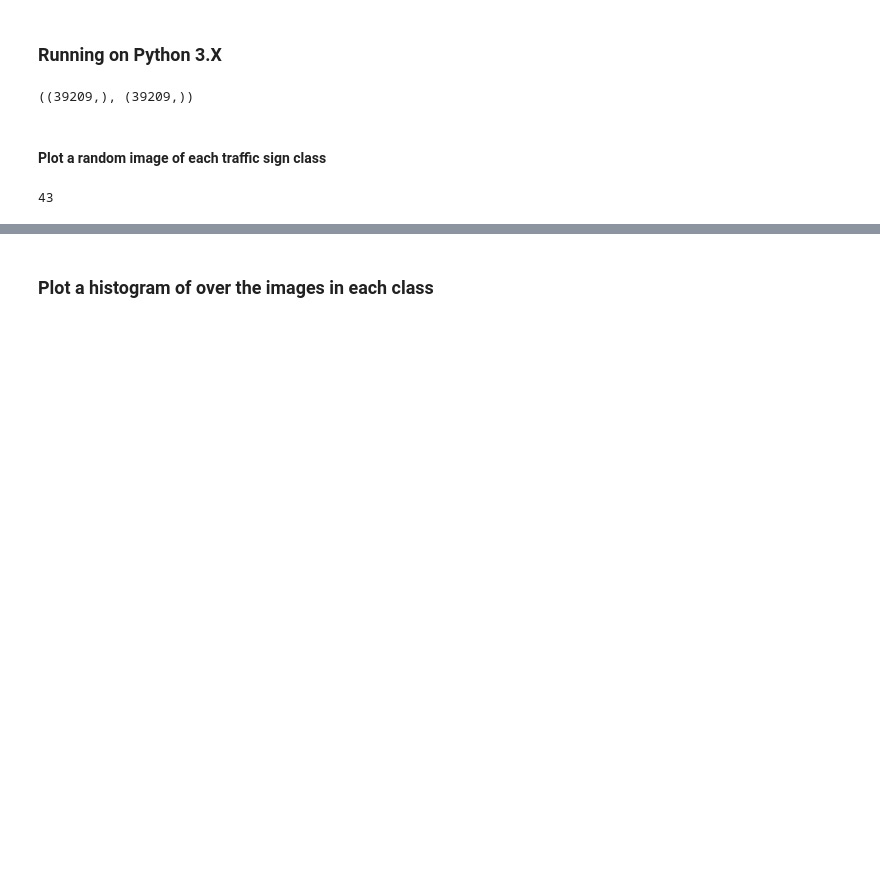
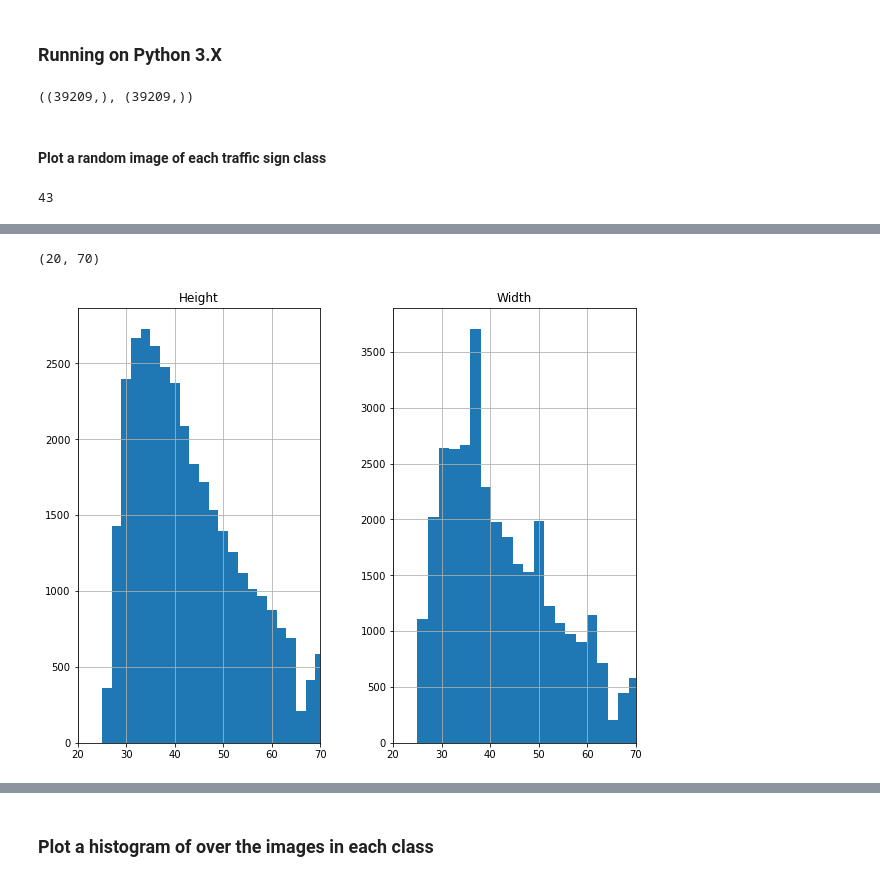
Before and after one commit to tum-phoenix/drive_ml, a Jupyter notebook: GTSRB_python/explore.ipynb, the cells around one changed output, grey strips where cells are left out. Cells and saved outputs as stored; diff of their text form; code cells hidden in the pictures; blank space fills up the shorter version.

```diff
--- a/GTSRB_python/explore.ipynb
+++ b/GTSRB_python/explore.ipynb
@@ -48,0 +63,4 @@ plt.show()
+# %%
+import pandas as pd
+df = pd.read_csv('generated_concat_csv.csv', sep=';')
+df[:4]
@@ -48,0 +73,7 @@ plt.show()
+# %%
+ax_list = df[['Width', 'Height']].hist(bins=100)
+ax_list[0][0].set_xlim(20, 70) # zoom in
+ax_list[0][1].set_xlim(20, 70)
+# %% [output]
+(20, 70)
+[figure, added]
```
Also changed, not shown: parts of 9 cells of this notebook, 4 other files.
